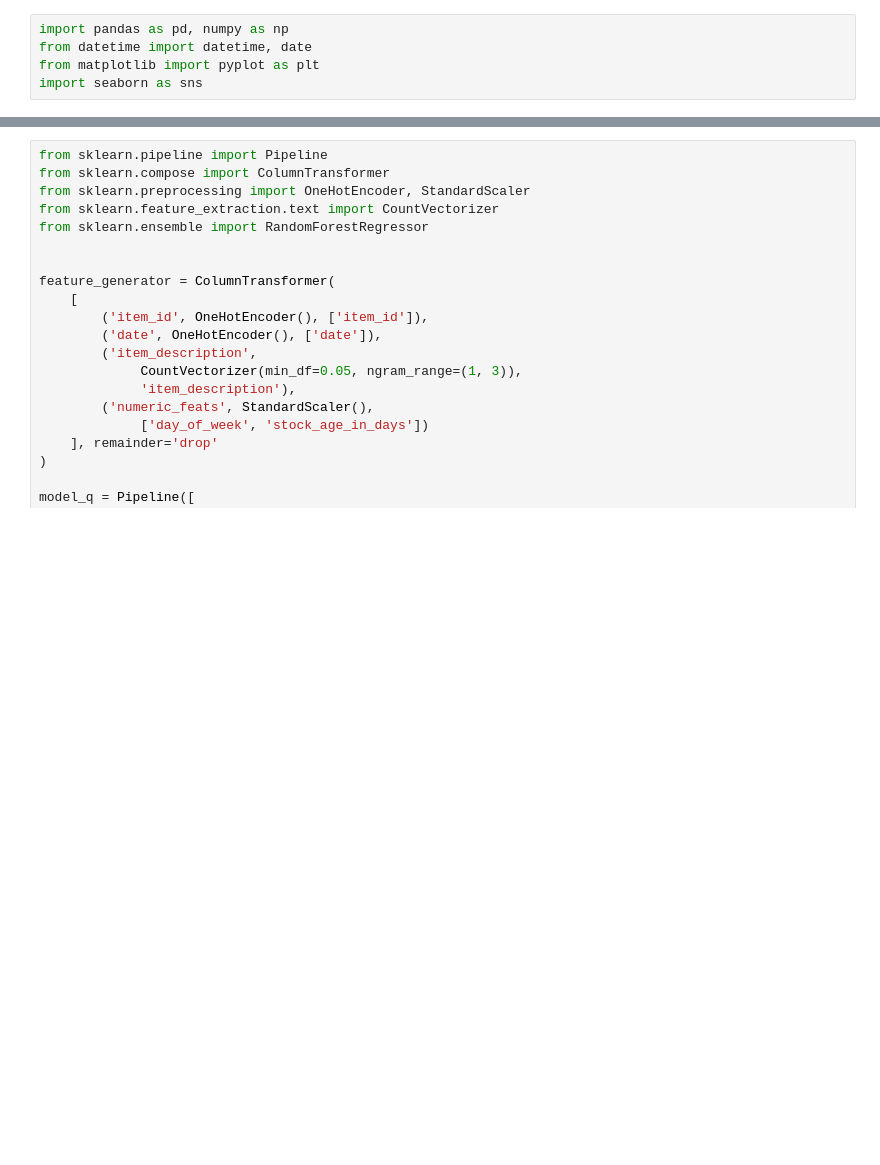
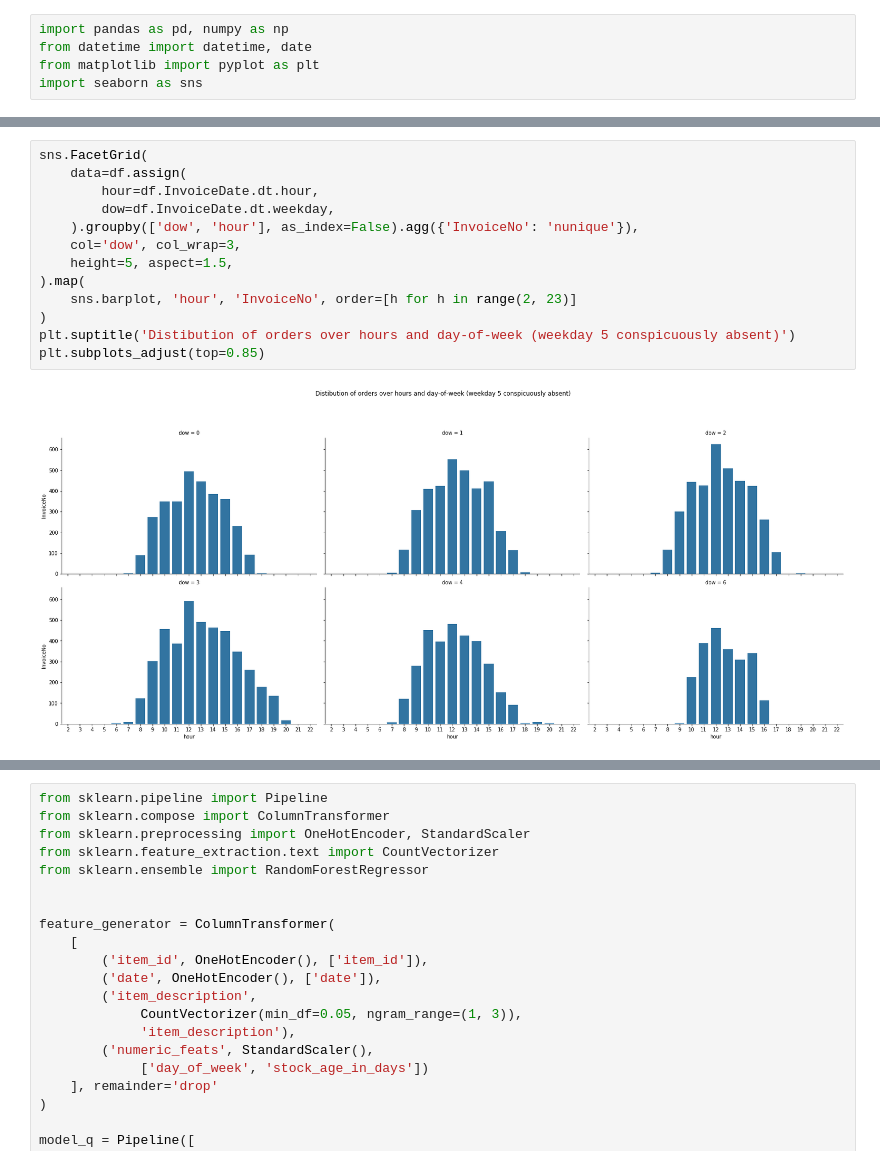
Before and after one commit to ShakilSaroare/Elasticity-estimation-through-machine-learning, a Jupyter notebook: Random_forest.ipynb, the cells around one changed output, grey strips where cells are left out. Cells and saved outputs as stored; diff of their text form; blank space fills up the shorter version.

```diff
--- a/Random_forest.ipynb
+++ b/Random_forest.ipynb
@@ -26,0 +66,15 @@ df.sample(10)
+# %%
+sns.FacetGrid(
+    data=df.assign(
+        hour=df.InvoiceDate.dt.hour,
+        dow=df.InvoiceDate.dt.weekday,
+    ).groupby(['dow', 'hour'], as_index=False).agg({'InvoiceNo': 'nunique'}),
+    col='dow', col_wrap=3,
+    height=5, aspect=1.5,
+).map(
+    sns.barplot, 'hour', 'InvoiceNo', order=[h for h in range(2, 23)]
+)
+plt.suptitle('Distibution of orders over hours and day-of-week (weekday 5 conspicuously absent)')
+plt.subplots_adjust(top=0.85)
+# %% [output]
+[figure, added]
```
Also changed, not shown: parts of 9 cells of this notebook.
